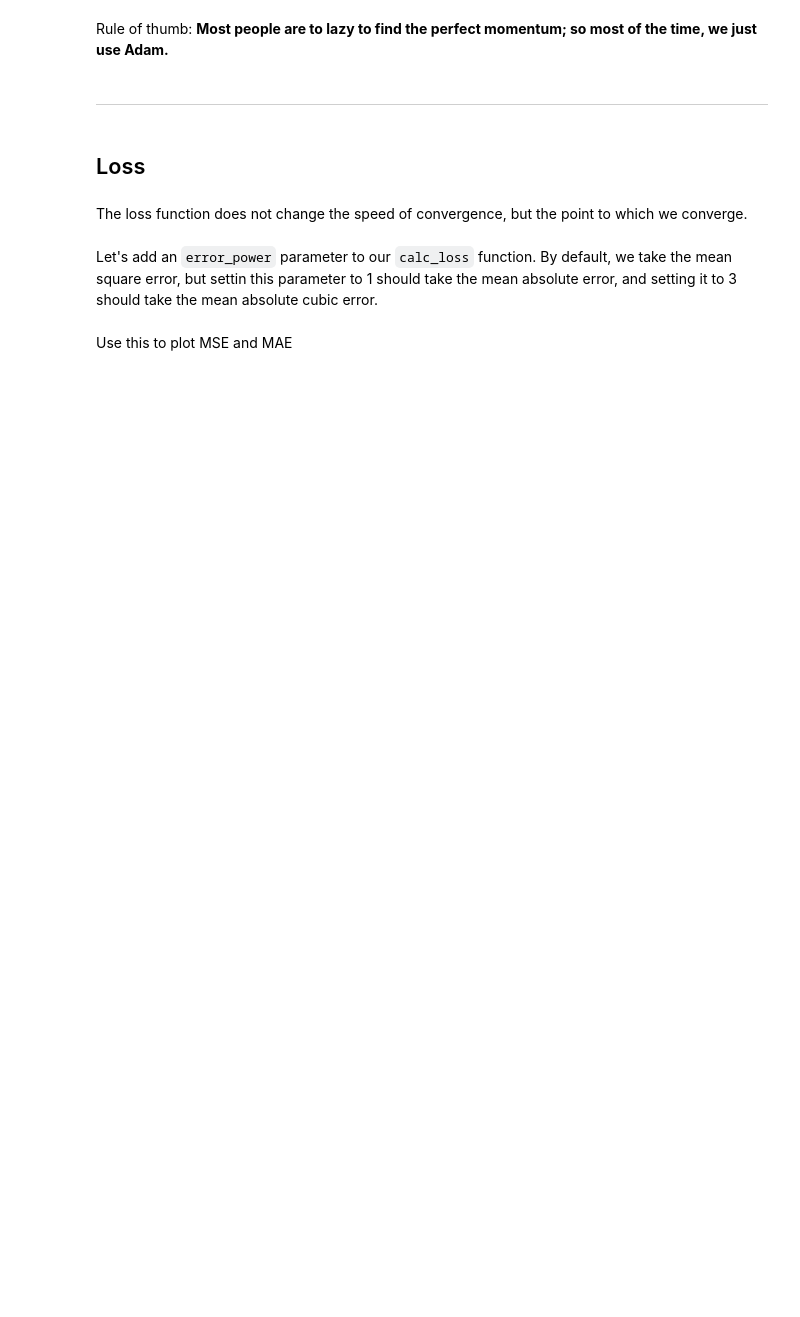
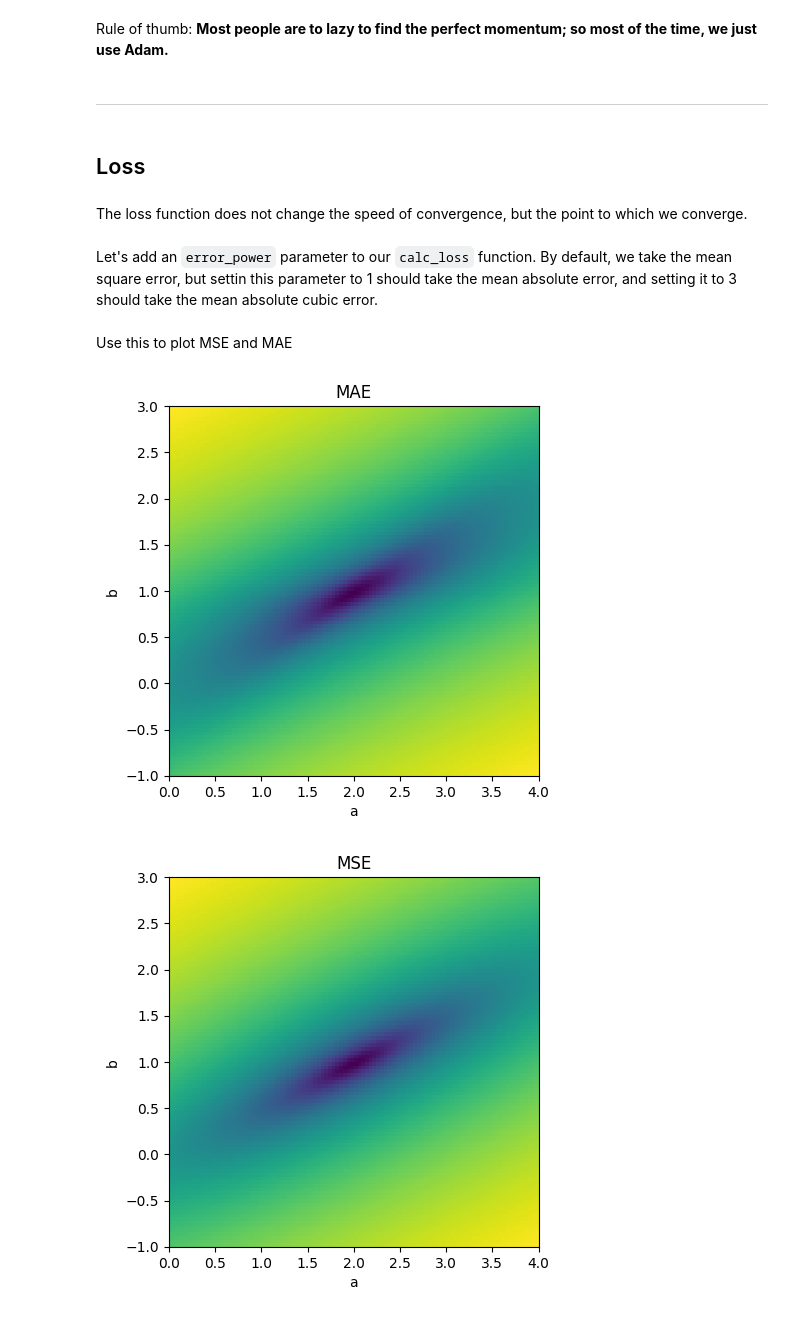
Before and after one commit to PRF-Development/DataAnalysisExtras, a Jupyter notebook: BOL.ipynb, the cells around one changed output. Saved outputs shown, nothing was run; the diff lists cells and outputs as text; code cells hidden in the pictures; blank space fills up the shorter version.

```diff
--- a/BOL.ipynb
+++ b/BOL.ipynb
@@ -420,3 +420,20 @@ def loss_map(xs, ys, pow_err=2):
     return L
 # %% [markdown]
 Use this to plot MSE and MAE
+# %%
+L = loss_map(XS, YS, 1)
+plt.imshow(L, extent=[0, 4, -1, 3])
+plt.xlabel('a')
+plt.ylabel('b')
+plt.title('MAE')
+plt.show()
+
+L = loss_map(XS, YS, 2)
+plt.imshow(L, extent=[0, 4, -1, 3])
+plt.xlabel('a')
+plt.ylabel('b')
+plt.title('MSE')
+plt.show()
+# %% [output]
+[figure, added]
+[figure, added]
```
